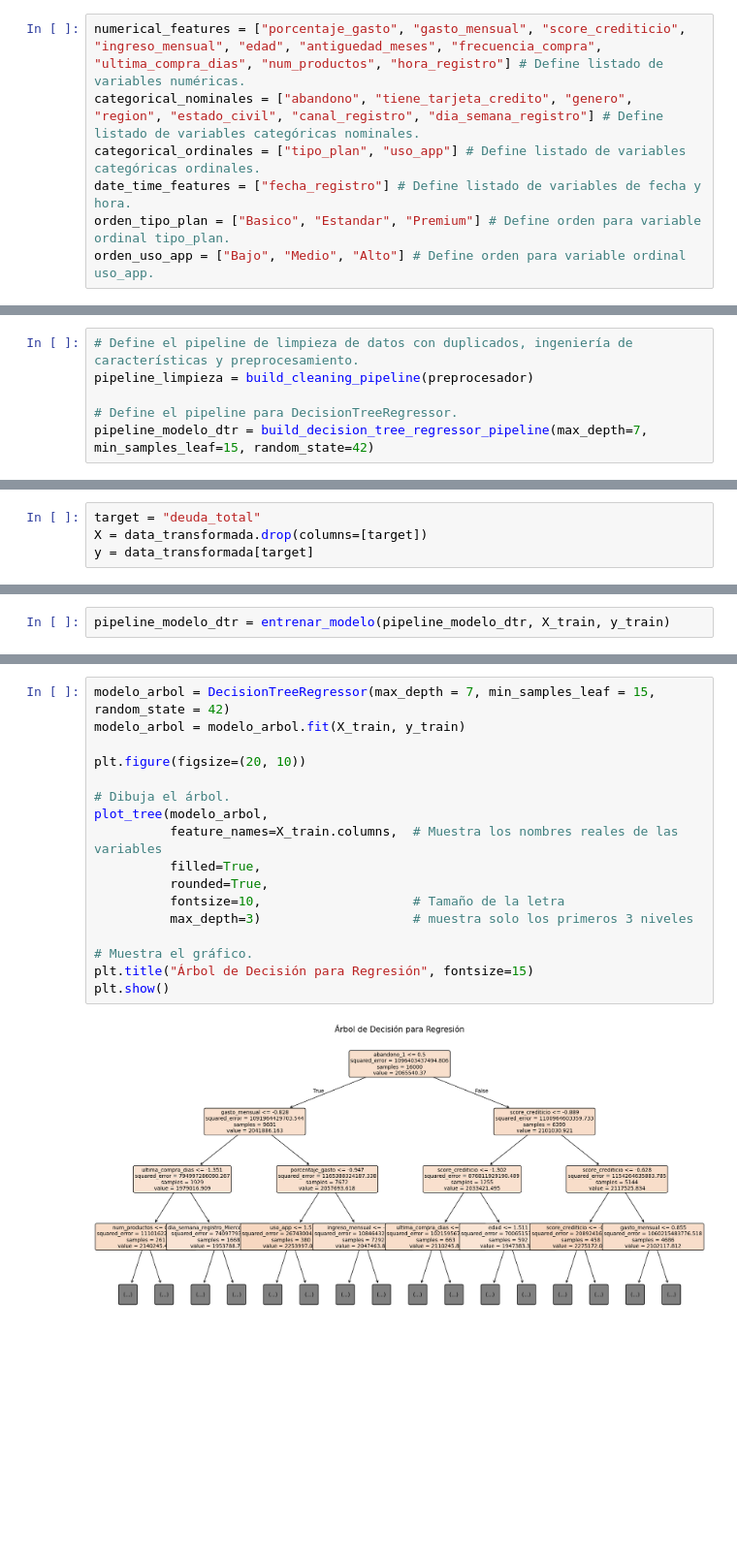
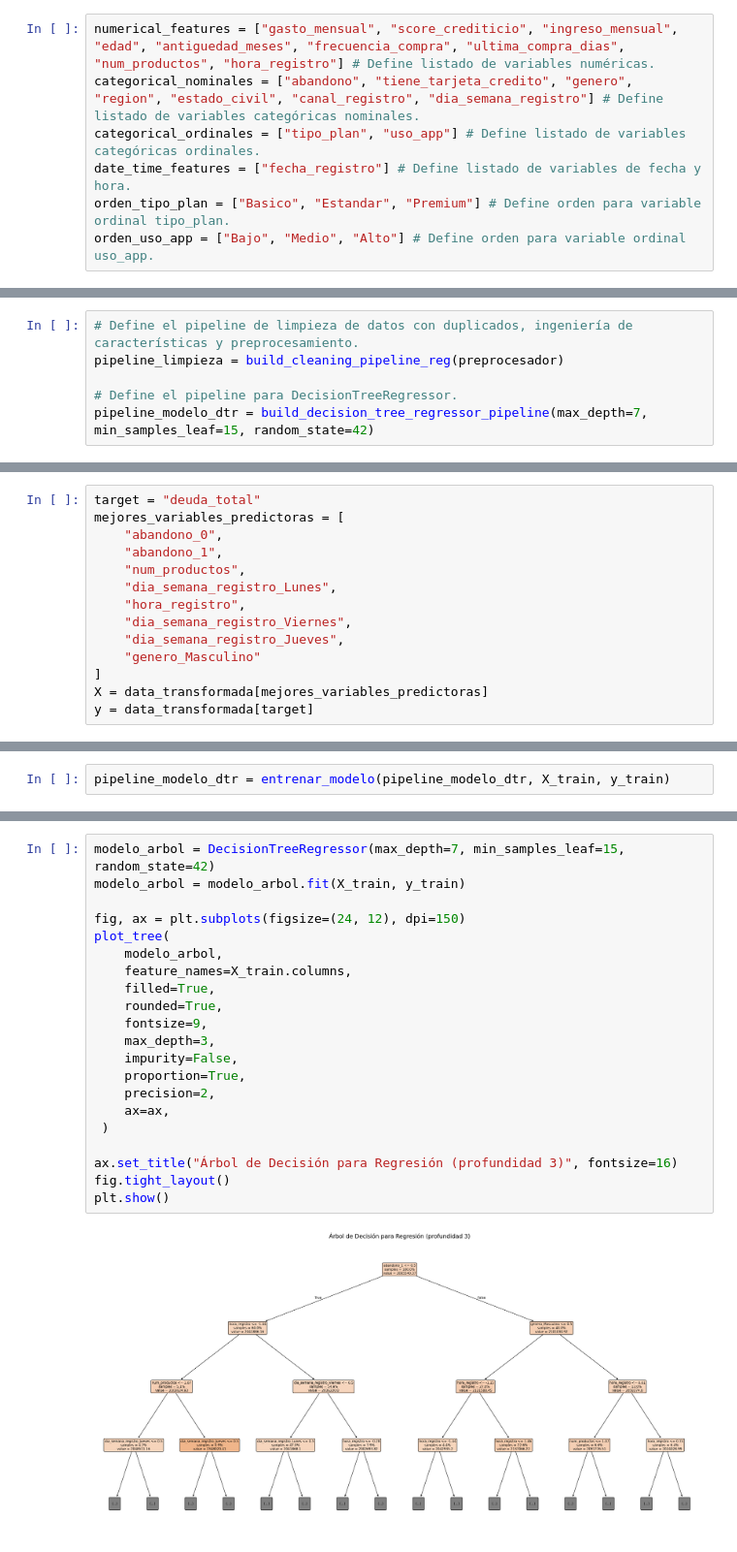
Before and after one commit to ramirezluna-david/proyecto_modelado_grp2, a Jupyter notebook: notebooks/modelos_supervisados_regression.ipynb, the cells around one changed output, grey strips where cells are left out. Shown at 97% size. Drawn from its saved outputs; the diff is of its cells as text; blank space fills up the shorter version.

Commit message:
v1.0.0 modelos de regresión

```diff
--- a/notebooks/modelos_supervisados_regression.ipynb
+++ b/notebooks/modelos_supervisados_regression.ipynb
@@ -60,7 +62,7 @@ var_indep = data_sin_dup.drop(columns=["deuda_total"])
 # %% [markdown]
 ## Construcción de arrays para procesamiento
 # %%
-numerical_features = ["porcentaje_gasto", "gasto_mensual", "score_crediticio", "ingreso_mensual", "edad", "antiguedad_meses", "frecuencia_compra", "ultima_compra_dias", "num_productos", "hora_registro"] # Define listado de variables numéricas.
+numerical_features = ["gasto_mensual", "score_crediticio", "ingreso_mensual", "edad", "antiguedad_meses", "frecuencia_compra", "ultima_compra_dias", "num_productos", "hora_registro"] # Define listado de variables numéricas.
 categorical_nominales = ["abandono", "tiene_tarjeta_credito", "genero", "region", "estado_civil", "canal_registro", "dia_semana_registro"] # Define listado de variables categóricas nominales.
 categorical_ordinales = ["tipo_plan", "uso_app"] # Define listado de variables categóricas ordinales.
 date_time_features = ["fecha_registro"] # Define listado de variables de fecha y hora.
@@ -161,7 +165,7 @@ Variables usadas por el modelo (n=35):
 ### Pipeline para DecisionTreeRegressor
 # %%
 # Define el pipeline de limpieza de datos con duplicados, ingeniería de características y preprocesamiento.
-pipeline_limpieza = build_cleaning_pipeline(preprocesador)
+pipeline_limpieza = build_cleaning_pipeline_reg(preprocesador)
 
 # Define el pipeline para DecisionTreeRegressor.
 pipeline_modelo_dtr = build_decision_tree_regressor_pipeline(max_depth=7, min_samples_leaf=15, random_state=42)
@@ -180,6 +184,16 @@ data_transformada.head()
 # %%
 target = "deuda_total"
-X = data_transformada.drop(columns=[target])
+mejores_variables_predictoras = [
+    "abandono_0",
+    "abandono_1",
+    "num_productos",
+    "dia_semana_registro_Lunes",
+    "hora_registro",
+    "dia_semana_registro_Viernes",
+    "dia_semana_registro_Jueves",
+    "genero_Masculino"
+]
+X = data_transformada[mejores_variables_predictoras]
 y = data_transformada[target]
 # %% [markdown]
 ### División train/test
@@ -203,19 +217,23 @@ MAE   : 699,783
 # %%
-modelo_arbol = DecisionTreeRegressor(max_depth = 7, min_samples_leaf = 15, random_state = 42)
+modelo_arbol = DecisionTreeRegressor(max_depth=7, min_samples_leaf=15, random_state=42)
 modelo_arbol = modelo_arbol.fit(X_train, y_train)
 
-plt.figure(figsize=(20, 10))
+fig, ax = plt.subplots(figsize=(24, 12), dpi=150)
+plot_tree(
+    modelo_arbol,
+    feature_names=X_train.columns,
+    filled=True,
+    rounded=True,
+    fontsize=9,
+    max_depth=3,
+    impurity=False,
+    proportion=True,
+    precision=2,
+    ax=ax,
+ )
 
-# Dibuja el árbol.
-plot_tree(modelo_arbol,
-          feature_names=X_train.columns,  # Muestra los nombres reales de las variables
-          filled=True,
-          rounded=True,
-          fontsize=10,                    # Tamaño de la letra
-          max_depth=3)                    # muestra solo los primeros 3 niveles
-
-# Muestra el gráfico.
-plt.title("Árbol de Decisión para Regresión", fontsize=15)
+ax.set_title("Árbol de Decisión para Regresión (profundidad 3)", fontsize=16)
+fig.tight_layout()
 plt.show()
 # %% [output]
-[figure, old version]
+[figure, new version]
```
Also changed, not shown: parts of 108 cells of this notebook, 4 other files.
